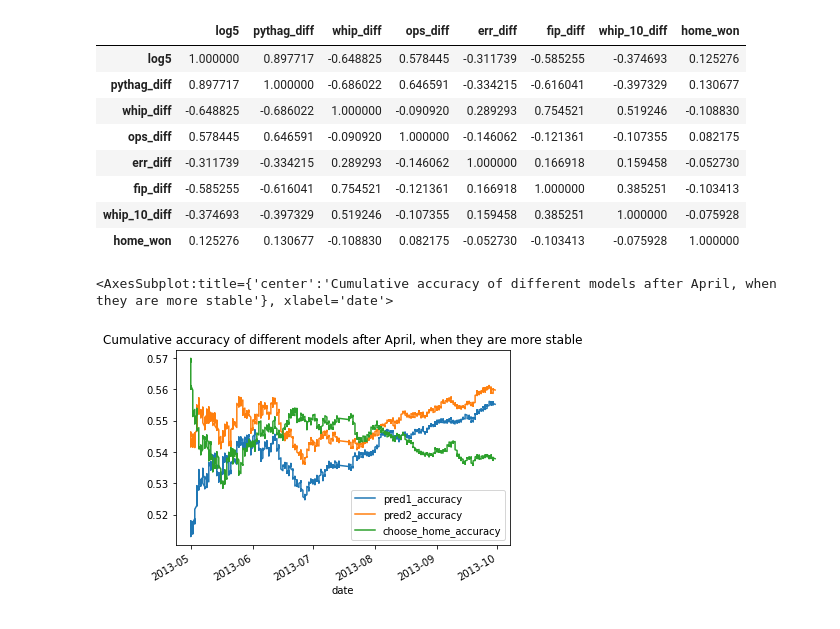
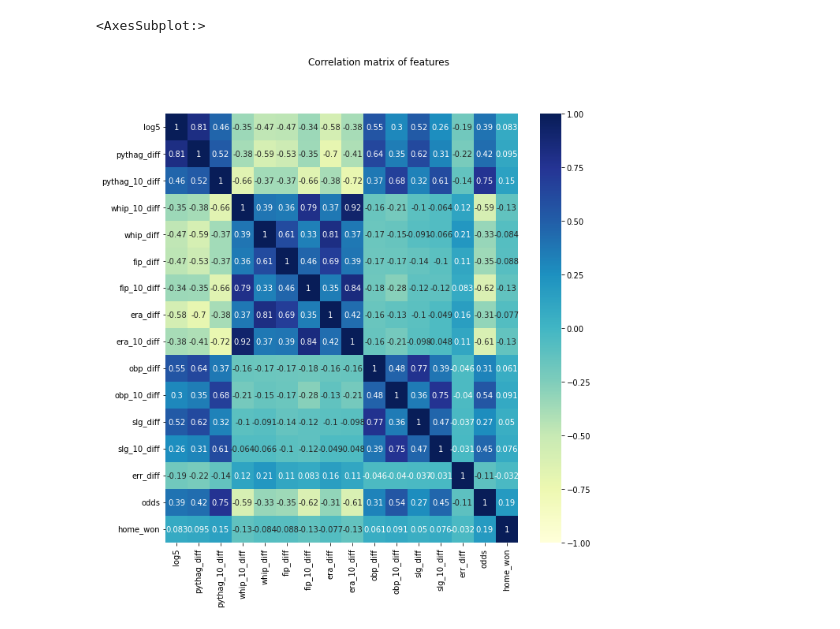
Before and after one commit to matthewpark319/baseball, a Jupyter notebook: eda.ipynb, the cells around one changed output. Cells and saved outputs as stored; diff of their text form; code cells hidden in the pictures.

```diff
--- a/eda.ipynb
+++ b/eda.ipynb
@@ -58,7 +58,8 @@ def opposite_side(side):
 
 dfs = []
 for fn in os.listdir('data'):
-    year_df = file_to_df(f'data/{fn}')
-    dfs.append(year_df)
+    if 'GL' in fn:
+        year_df = file_to_df(f'data/{fn}')
+        dfs.append(year_df)
 
 df = pd.concat(dfs).sort_values(['date', 'home_game_num', 'away_game_num'])
@@ -65,3 +97,12 @@ df = pd.concat(dfs).sort_values(['date', 'home_game_num', 'away_game_num'])
+# %%
+home_odds = odds.loc[odds['VH'] == 'H', ['date', 'team', 'Close']].rename(columns={'team': 'home', 'Close': 'home_odds'})
+df = pd.merge(df, home_odds, on=['date', 'home'])
+away_odds = odds.loc[odds['VH'] == 'V', ['date', 'team', 'Close']].rename(columns={'team': 'away', 'Close': 'away_odds'})
+df = pd.merge(df, away_odds, on=['date', 'away'])
+df['home_odds'] = df['home_odds'].apply(lambda line: 100 / (line + 100) if line > 0 else -line / (-line + 100))
+df['away_odds'] = df['away_odds'].apply(lambda line: 100 / (line + 100) if line > 0 else -line / (-line + 100))
+df['home_favorite'] = df['home_odds'] > df['away_odds']
+df['odds'] = df['home_odds'] - df['away_odds']
 # %%
 def build_features(year_to_test):
     one_year = df.loc[df['year'] == year_to_test]
@@ -128,4 +173,5 @@ def build_features(year_to_test):
     return games
 # %%
-games = pd.concat([build_features(year) for year in range(2000, 2020)], ignore_index=True).dropna()
-games = games[games['home_game_num'] > 30]
+games = pd.concat([build_features(year) for year in range(2000, 2021)], ignore_index=True).dropna()
+games = games[games['home_game_num'] > 60]
+games['home_won'] = games['home_won'].astype(int)
@@ -181,27 +213,0 @@ pd.DataFrame({'coef': model.coef_[0]}, index=features_list)
-# %%
-games[features_list + ['home_won']].corr()
-# %% [output]
-|  | log5 | pythag_diff | whip_diff | ops_diff | err_diff | fip_diff | whip_10_diff | home_won |
-| log5 | 1.000000 | 0.897717 | -0.648825 | 0.578445 | -0.311739 | -0.585255 | -0.374693 | 0.125276 |
-| pythag_diff | 0.897717 | 1.000000 | -0.686022 | 0.646591 | -0.334215 | -0.616041 | -0.397329 | 0.130677 |
-| whip_diff | -0.648825 | -0.686022 | 1.000000 | -0.090920 | 0.289293 | 0.754521 | 0.519246 | -0.108830 |
-| ops_diff | 0.578445 | 0.646591 | -0.090920 | 1.000000 | -0.146062 | -0.121361 | -0.107355 | 0.082175 |
-| err_diff | -0.311739 | -0.334215 | 0.289293 | -0.146062 | 1.000000 | 0.166918 | 0.159458 | -0.052730 |
-| fip_diff | -0.585255 | -0.616041 | 0.754521 | -0.121361 | 0.166918 | 1.000000 | 0.385251 | -0.103413 |
-| whip_10_diff | -0.374693 | -0.397329 | 0.519246 | -0.107355 | 0.159458 | 0.385251 | 1.000000 | -0.075928 |
-| home_won | 0.125276 | 0.130677 | -0.108830 | 0.082175 | -0.052730 | -0.103413 | -0.075928 | 1.000000 |
-# %%
-games['pred_score_home'] = np.sqrt(games['home_team_avg_score_for'] * games['away_team_avg_score_against'])
-games['pred_score_away'] = np.sqrt(games['away_team_avg_score_for'] * games['home_team_avg_score_against'])
-games['pred_score_diff'] = games['pred_score_home'] - games['pred_score_away']
-games['pred_score_diff_std'] = np.sqrt(games['home_team_avg_score_for'].var() + games['away_team_avg_score_for'].var())
-games['home_win_prob1'] = (games['pred_score_diff'] / games['pred_score_diff_std']).apply(norm.cdf)
-games['home_win_prob2'] = df.loc[df['year'] == 2010, 'home_won'].value_counts(normalize=True)[True]
-games['pred1_correct'] = (games['home_win_prob1'] > .5) == games['home_won']
-games['pred2_correct'] = ((games['home_win_prob1'] + games['home_win_prob2']) / 2 > .5) == games['home_won']
-
-games[['pred1_accuracy', 'pred2_accuracy', 'choose_home_accuracy']] = games[['pred1_correct', 'pred2_correct', 'home_won']].reset_index(drop=True).cumsum().divide(games.index.values, axis='rows')
-games.loc[:, ['date', 'pred1_accuracy', 'pred2_accuracy', 'choose_home_accuracy']].plot(x='date', title='Cumulative accuracy of different models')
-# %% [output]
-<AxesSubplot:title={'center':'Cumulative accuracy of different models after April, when they are more stable'}, xlabel='date'>
-[figure, removed]
@@ -207,0 +221,9 @@ games.loc[:, ['date', 'pred1_accuracy', 'pred2_accuracy', 'choose_home_accuracy'
+# %%
+import seaborn as sns
+import matplotlib.pyplot as plt
+fig, ax = plt.subplots(figsize=(10, 10))
+plt.suptitle('Correlation matrix of features')
+sns.heatmap(games[features_list + ['home_won']].corr(), annot=True, vmin=-1, vmax=1, center=0, cmap='YlGnBu', ax=ax)
+# %% [output]
+<AxesSubplot:>
+[figure, added]
```
Also changed, not shown: parts of 6 cells of this notebook.
